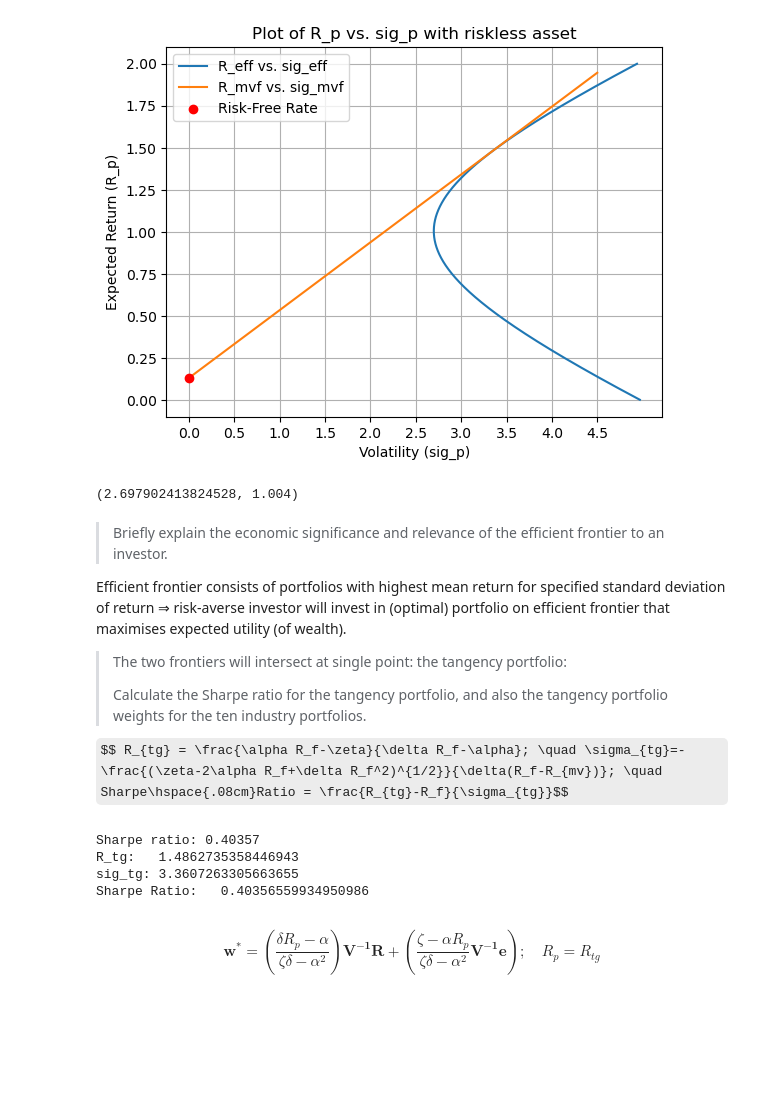
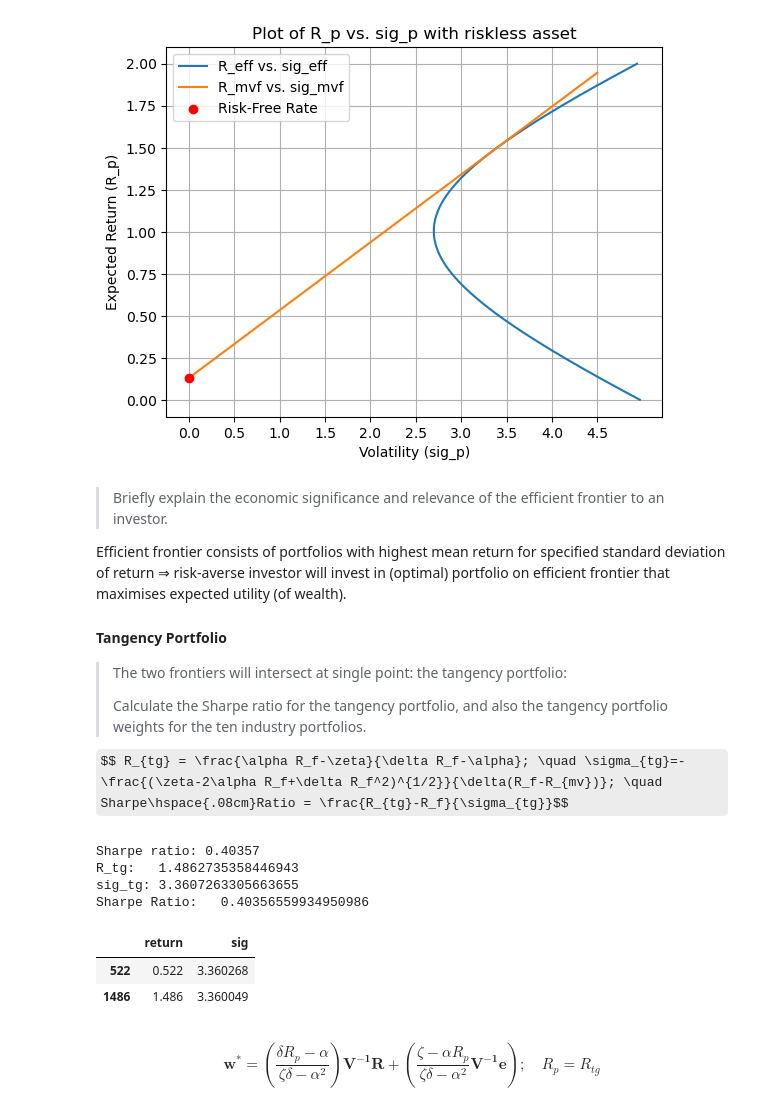
Before and after one commit to changjulian17/mqf_practice, a Jupyter notebook: QF600_Asset_Pricing/Homework_1/efficient_frontier.ipynb, the cells around one changed output. Cells and saved outputs as stored; diff of their text form; code cells hidden in the pictures; some formulas as TeX source; blank space fills up the shorter version.

```diff
--- a/QF600_Asset_Pricing/Homework_1/efficient_frontier.ipynb
+++ b/QF600_Asset_Pricing/Homework_1/efficient_frontier.ipynb
@@ -106,11 +158,6 @@ plt.legend()
 plt.show()
 # %% [output]
 [figure]
-# %%
-# minimum variance portfolio sigma and return
-np.min(sig_p), R_p[np.argmin(sig_p)]
-# %% [output]
-(2.697902413824528, 1.004)
 # %% [markdown]
 
 >
@@ -118,6 +165,7 @@ np.min(sig_p), R_p[np.argmin(sig_p)]
 >
 Efficient frontier consists of portfolios with highest mean return for specified standard deviation of return ⇒ risk-averse investor will invest in (optimal) portfolio on efficient frontier that maximises expected utility (of wealth).
 
+#### Tangency Portfolio
 > The two frontiers will intersect at single point: the tangency portfolio:
 >
 > Calculate the Sharpe ratio for the tangency portfolio, and also the tangency portfolio weights for the ten industry portfolios.
@@ -137,6 +185,15 @@ Sharpe ratio: 0.40357
 R_tg:   1.4862735358446943
 sig_tg: 3.3607263305663655
 Sharpe Ratio:   0.40356559934950986
+# %%
+eff_front = pd.DataFrame({'return': R_p,
+                            'sig': sig_p})
+eff_front[(eff_front['sig'] >= (sig_tg-.001)) & (eff_front['sig'] <= (sig_tg+.001))]
+# finding return of orthoganal tangent portfolio
+# %% [output]
+|  | return | sig |
+| 522 | 0.522 | 3.360268 |
+| 1486 | 1.486 | 3.360049 |
 # %% [markdown]
 $$ \mathbf{w^*} = \left(\frac{\delta R_p-\alpha}{\zeta\delta-\alpha^2}\right) \mathbf{V^{-1}R}+\left(\frac{\zeta-\alpha R_p}{\zeta\delta-\alpha^2}\mathbf{V^{-1}e}\right); \quad R_p = R_{tg}$$
 # %%
```
Also changed, not shown: parts of 18 cells of this notebook, 37 other files.
